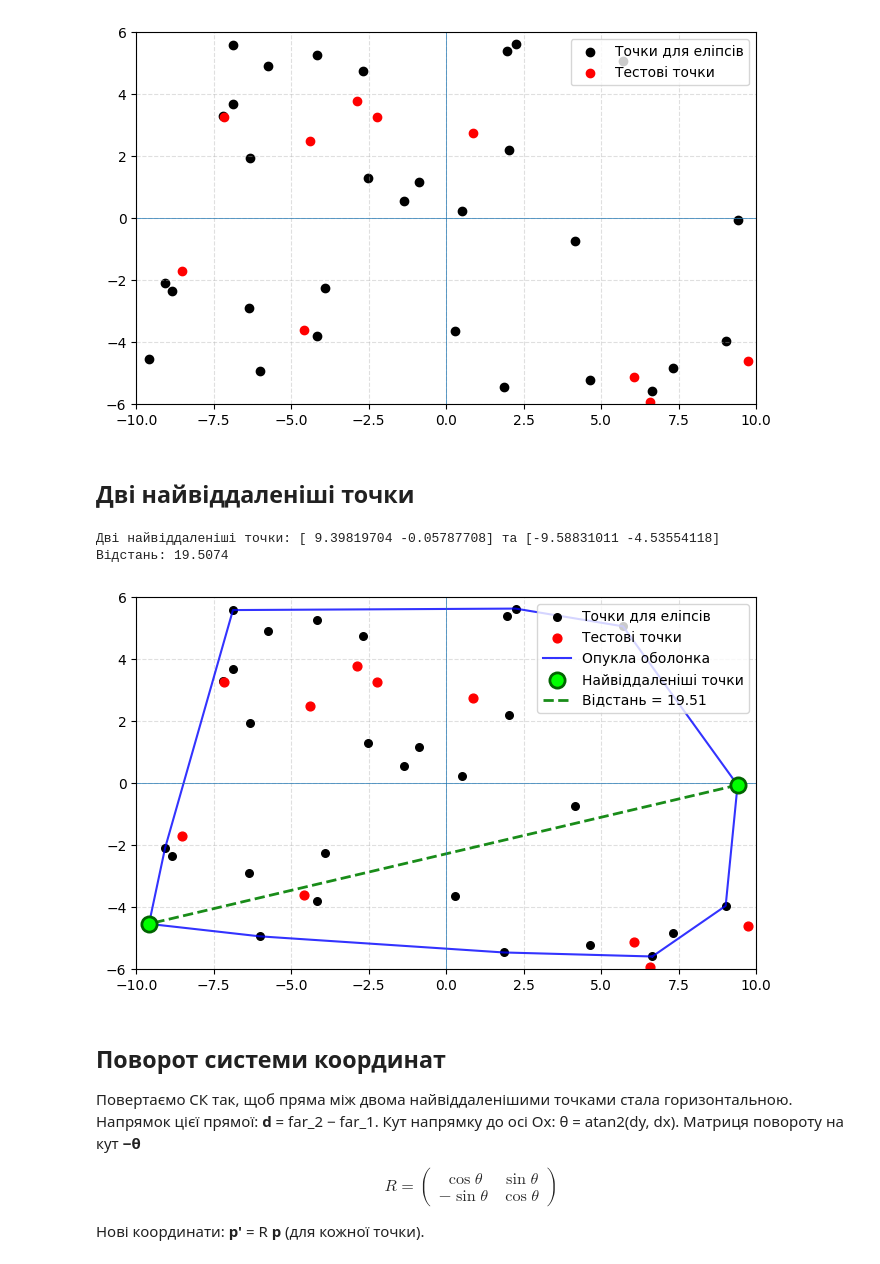
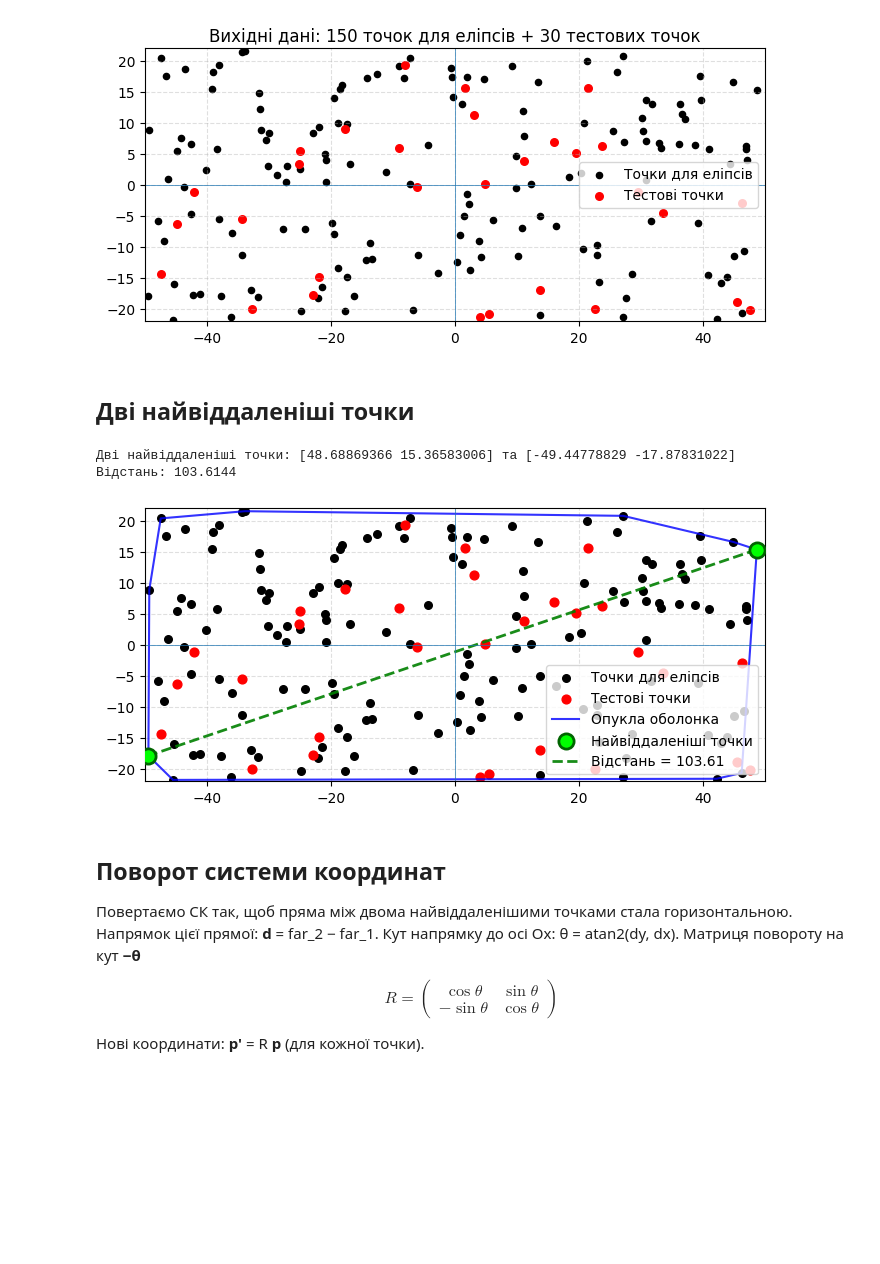
Before and after one commit to kshchuk/uni, a Jupyter notebook: 10-sem/pattern-recognition/lab1/lab-1.ipynb, the cells around one changed output. Saved outputs shown, nothing was run; the diff lists cells and outputs as text; code cells hidden in the pictures; blank space fills up the shorter version.

```diff
--- a/10-sem/pattern-recognition/lab1/lab-1.ipynb
+++ b/10-sem/pattern-recognition/lab1/lab-1.ipynb
@@ -2,45 +2,46 @@
 import numpy as np
 import matplotlib.pyplot as plt
 
-n_main = 30
-n_test = 10
-x_min, x_max = -10, 10
-y_min, y_max = -6, 6
+n_main = 150
+n_test = 30
+x_min, x_max = -50, 50
+y_min, y_max = -22, 22
 seed = 42
 
 np.random.seed(seed)
 
 main_points = np.column_stack((
     np.random.uniform(x_min, x_max, n_main),
     np.random.uniform(y_min, y_max, n_main)
 ))
 
 test_points = np.column_stack((
     np.random.uniform(x_min, x_max, n_test),
     np.random.uniform(y_min, y_max, n_test)
 ))
 
 plt.figure(figsize=(8, 6))
 
 plt.scatter(main_points[:, 0], main_points[:, 1],
-            color='black', label='Точки для еліпсів')
+            color='black', label='Точки для еліпсів', s=20)
 
 plt.scatter(test_points[:, 0], test_points[:, 1],
-            color='red', marker='o', label='Тестові точки')
+            color='red', marker='o', label='Тестові точки', s=30)
 
 plt.axhline(0, linewidth=0.5)
 plt.axvline(0, linewidth=0.5)
 
 plt.xlim(x_min, x_max)
 plt.ylim(y_min, y_max)
 
 plt.gca().set_aspect('equal', adjustable='box')
 plt.grid(True, linestyle='--', alpha=0.4)
 plt.legend()
+plt.title(f'Вихідні дані: {n_main} точок для еліпсів + {n_test} тестових точок')
 
 plt.show()
 # %% [output]
-[figure, old version]
+[figure, new version]
 # %% [markdown]
 ## Дві найвіддаленіші точки
 # %%
@@ -104,8 +105,8 @@ far_2 = main_points[j_main]
 print(f"Дві найвіддаленіші точки: {far_1} та {far_2}")
 print(f"Відстань: {max_dist:.4f}")
 # %% [output]
-Дві найвіддаленіші точки: [ 9.39819704 -0.05787708] та [-9.58831011 -4.53554118]
-Відстань: 19.5074
+Дві найвіддаленіші точки: [48.68869366 15.36583006] та [-49.44778829 -17.87831022]
+Відстань: 103.6144
 # %%
 plt.figure(figsize=(8, 6))
 
@@ -129,7 +130,7 @@ plt.grid(True, linestyle='--', alpha=0.4)
 plt.legend()
 plt.show()
 # %% [output]
-[figure, old version]
+[figure, new version]
 # %% [markdown]
 ## Поворот системи координат
 
```
Also changed, not shown: parts of 14 cells of this notebook, 11 other files.
